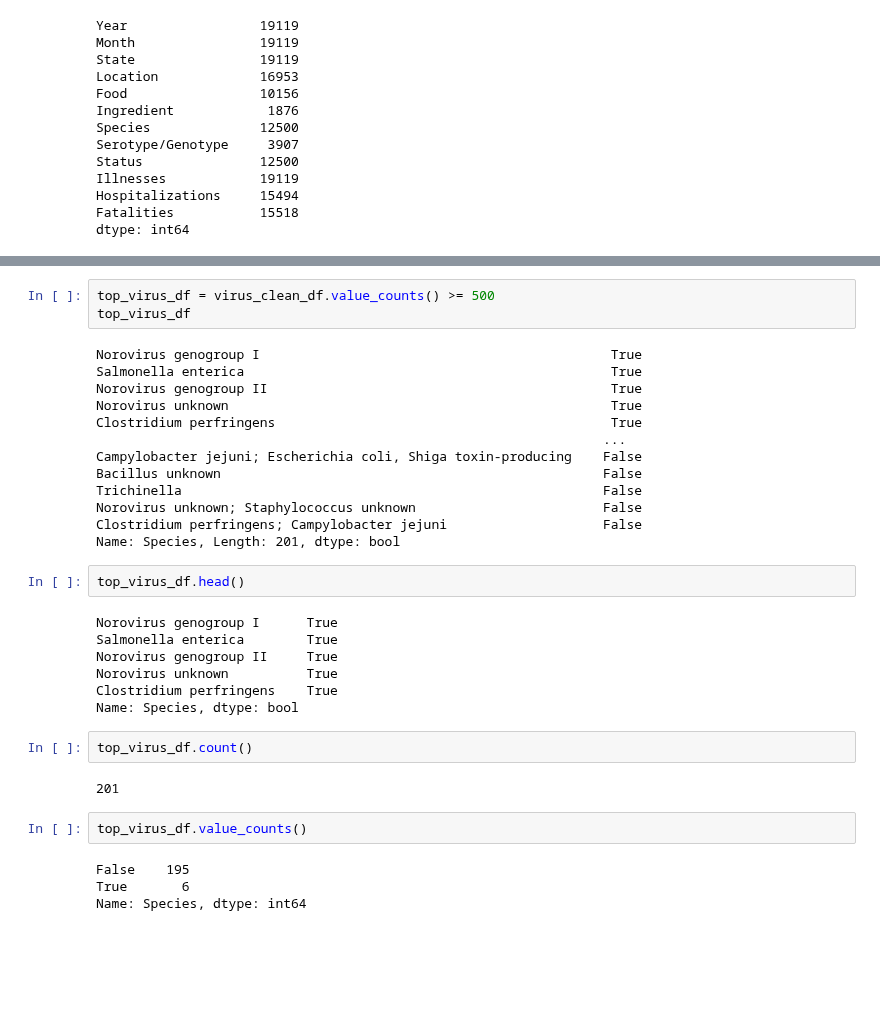
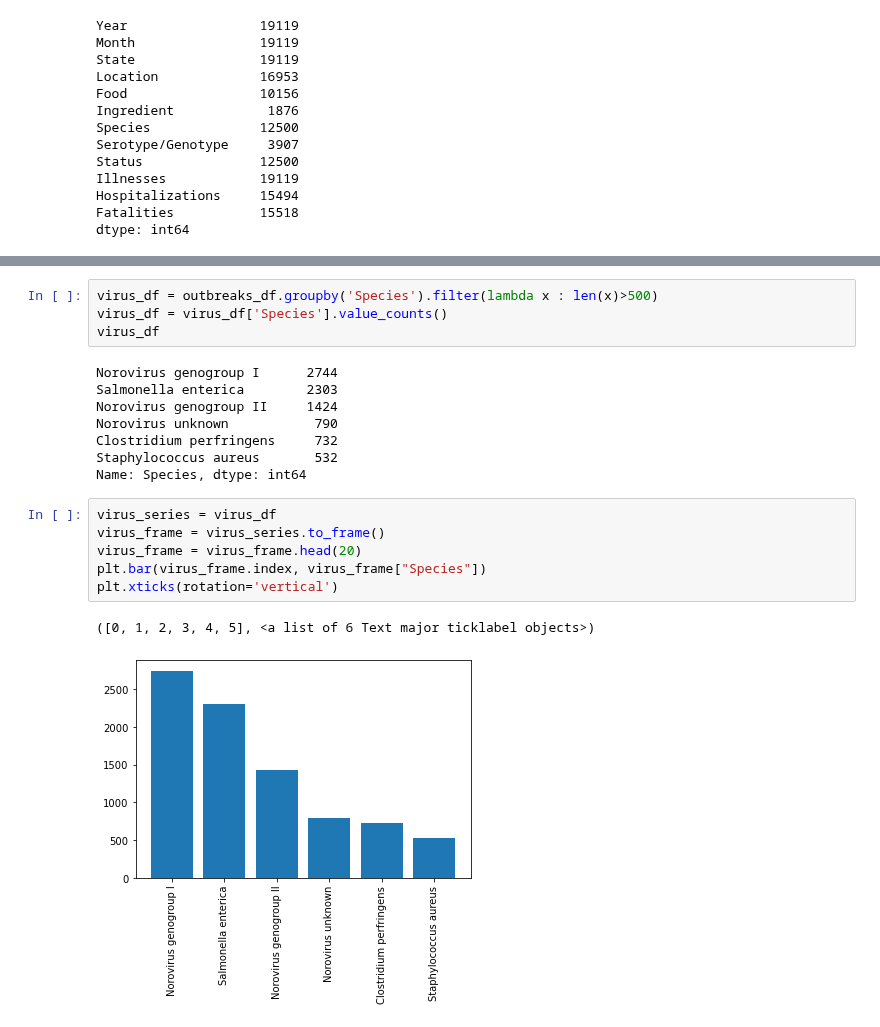
Before and after one commit to DINHC/foodborneillness, a Jupyter notebook: Foodborne_illness.ipynb, the cells around one changed output, grey strips where cells are left out. Cells and saved outputs as stored; diff of their text form; blank space fills up the shorter version.

Commit message:
Made bar graphs

```diff
--- a/Foodborne_illness.ipynb
+++ b/Foodborne_illness.ipynb
@@ -79,36 +77,22 @@ Clostridium perfringens; Campylobacter jejuni                       1
 Name: Species, Length: 201, dtype: int64
-# %%
-top_virus_df = virus_clean_df.value_counts() >= 500
-top_virus_df
-# %% [output]
-Norovirus genogroup I                                             True
-Salmonella enterica                                               True
-Norovirus genogroup II                                            True
-Norovirus unknown                                                 True
-Clostridium perfringens                                           True
-                                                                 ...
-Campylobacter jejuni; Escherichia coli, Shiga toxin-producing    False
-Bacillus unknown                                                 False
-Trichinella                                                      False
-Norovirus unknown; Staphylococcus unknown                        False
-Clostridium perfringens; Campylobacter jejuni                    False
-Name: Species, Length: 201, dtype: bool
-# %%
-top_virus_df.head()
-# %% [output]
-Norovirus genogroup I      True
-Salmonella enterica        True
-Norovirus genogroup II     True
-Norovirus unknown          True
-Clostridium perfringens    True
-Name: Species, dtype: bool
-# %%
-top_virus_df.count()
-# %% [output]
-201
-# %%
-top_virus_df.value_counts()
-# %% [output]
-False    195
-True       6
-Name: Species, dtype: int64
+# %%
+virus_df = outbreaks_df.groupby('Species').filter(lambda x : len(x)>500)
+virus_df = virus_df['Species'].value_counts()
+virus_df
+# %% [output]
+Norovirus genogroup I      2744
+Salmonella enterica        2303
+Norovirus genogroup II     1424
+Norovirus unknown           790
+Clostridium perfringens     732
+Staphylococcus aureus       532
+Name: Species, dtype: int64
+# %%
+virus_series = virus_df
+virus_frame = virus_series.to_frame()
+virus_frame = virus_frame.head(20)
+plt.bar(virus_frame.index, virus_frame["Species"])
+plt.xticks(rotation='vertical')
+# %% [output]
+([0, 1, 2, 3, 4, 5], <a list of 6 Text major ticklabel objects>)
+[figure, added]
```
Also changed, not shown: parts of 15 cells of this notebook.
